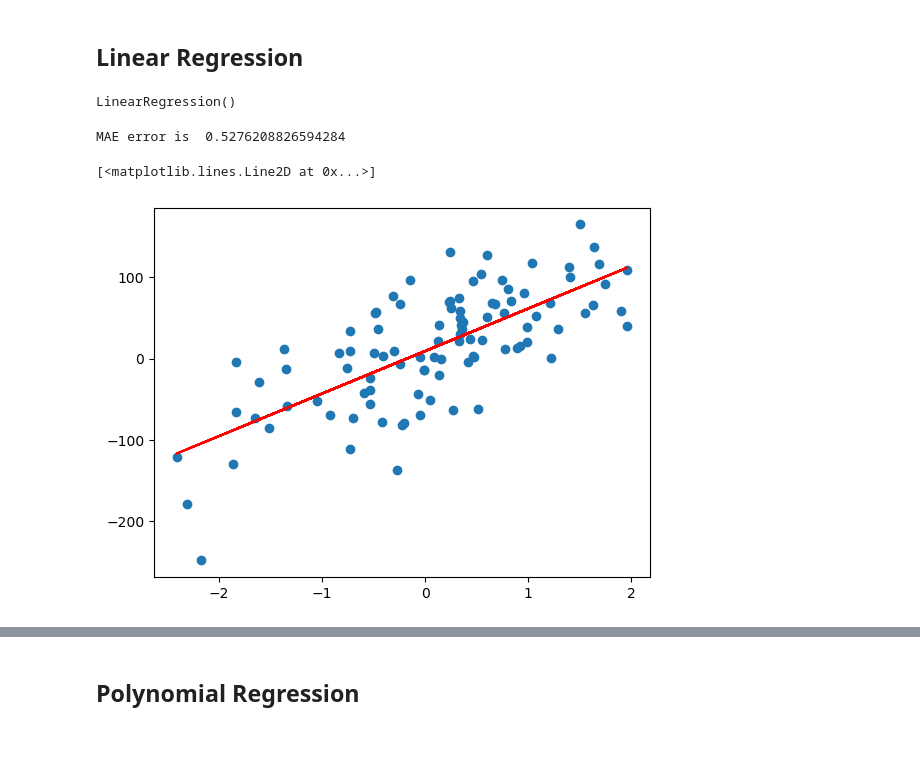
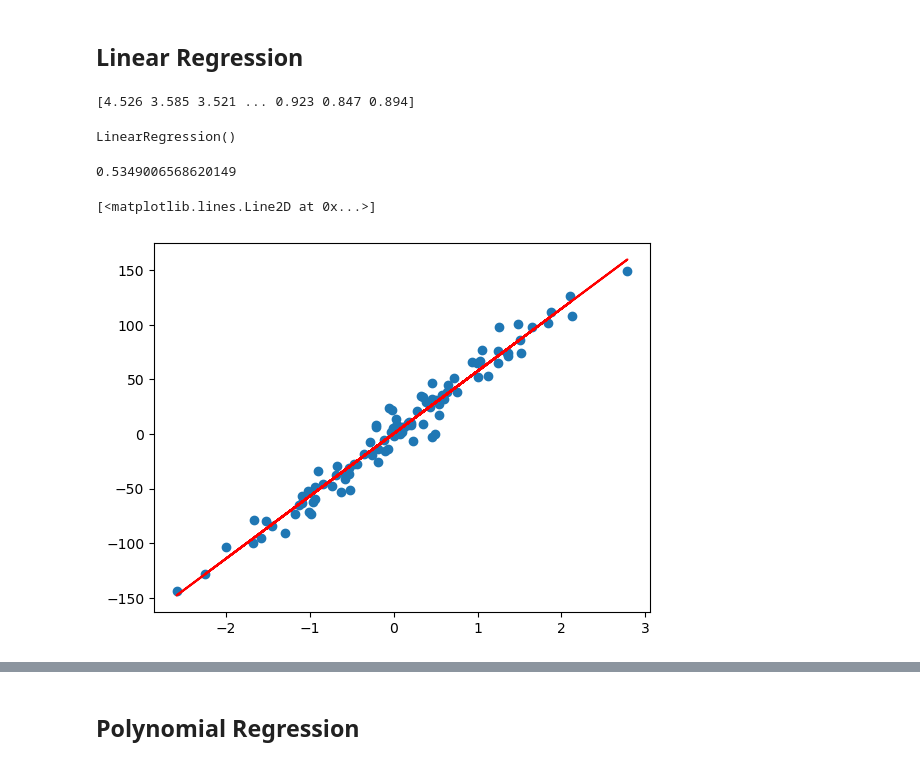
Before and after one commit to Sagarchhikara/Personal-code-practice, a Jupyter notebook: python-ml/Regression Analysis.ipynb, the cells around one changed output, grey strips where cells are left out. Saved outputs shown, nothing was run; the diff lists cells and outputs as text; code cells hidden in the pictures.

```diff
--- a/python-ml/Regression Analysis.ipynb
+++ b/python-ml/Regression Analysis.ipynb
@@ -9,6 +13,8 @@ X, Y = fetch_california_housing(return_X_y = True)
 # %%
-#step 3: Prepare the dataset in the required format
-#X = dataset.data
-#Y = dataset.target
-#print(Y)
+# step 3: Prepare the dataset in the required format
+X = dataset.data
+Y = dataset.target
+print(Y)
+# %% [output]
+[4.526 3.585 3.521 ... 0.923 0.847 0.894]
 # %%
@@ -25,25 +30,25 @@ LinearRegression()
 #Step 6: Predict and evaluate
 Y_pred = model.predict(X_test)
 Mae_error = MAE(Y_test, Y_pred)
-print("MAE error is ", Mae_error)
+print( Mae_error)
 # %% [output]
-MAE error is  0.5276208826594284
+0.5349006568620149
 # %%
 ## Visulization
 from sklearn.datasets import make_regression
 from sklearn.linear_model import LinearRegression
 import  matplotlib.pyplot as plt
 X1, Y1 = make_regression(n_samples=100, n_features = 1,\
-                         noise = 50)
+                         noise =10)
 model = LinearRegression()
 model.fit(X1, Y1)
 Y1_pred = model.predict(X1)
 
 plt.scatter(X1, Y1)
 plt.plot(X1, Y1_pred, 'r-')
 # %% [output]
 [<matplotlib.lines.Line2D at 0x...>]
-[figure, old version]
+[figure, new version]
 # %%
 from sklearn.model_selection import cross_val_score
 model = LinearRegression ()
```
Also changed, not shown: parts of 10 cells of this notebook, 2 other files.
